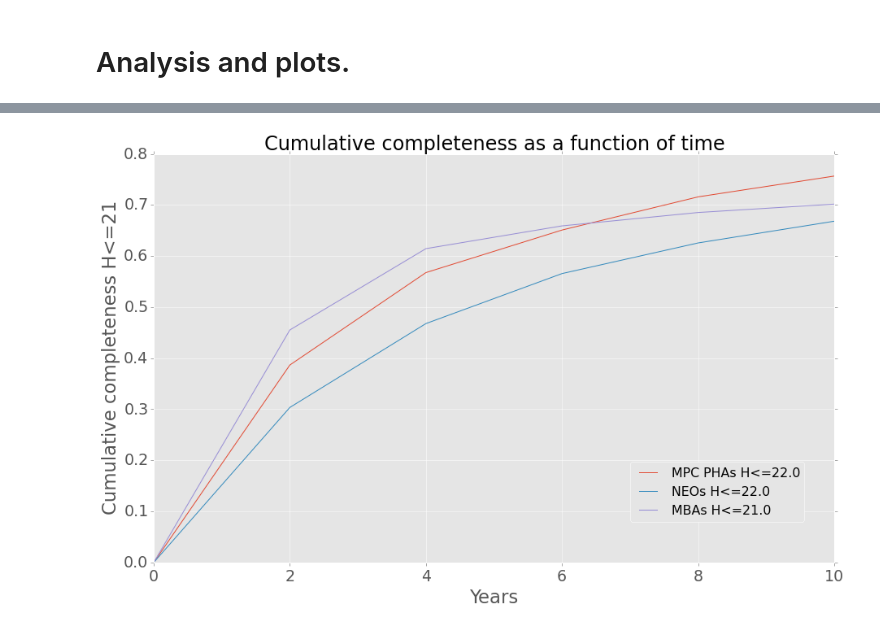
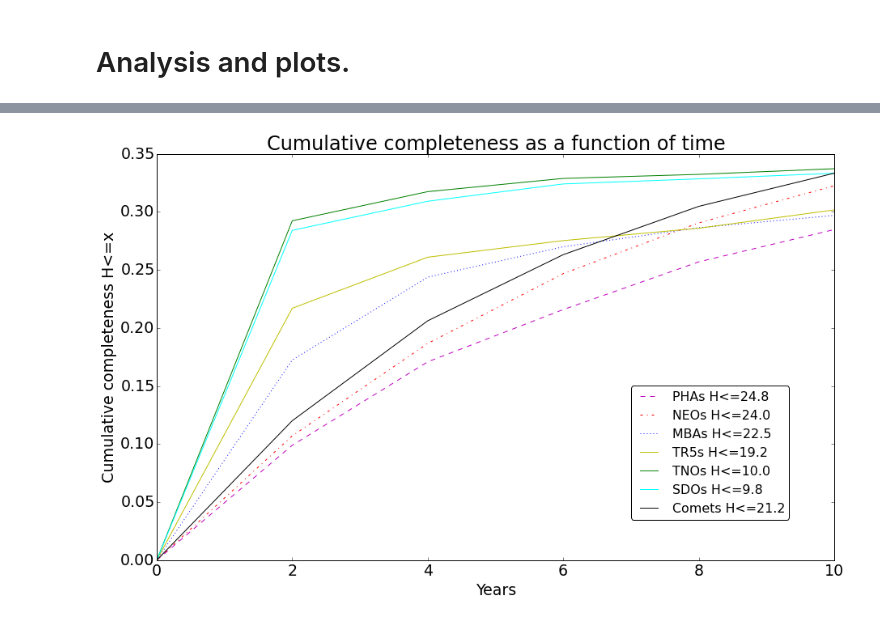
Before and after one commit to rhiannonlynne/318-proceedings, a Jupyter notebook: PHA, NEOs and MBAs.ipynb, the cells around one changed output, grey strips where cells are left out. Saved outputs shown, nothing was run; the diff lists cells and outputs as text; code cells hidden in the pictures.

```diff
--- a/PHA, NEOs and MBAs.ipynb
+++ b/PHA, NEOs and MBAs.ipynb
@@ -128,6 +134,6 @@ mbas 41
 # %%
 # Run all the metricbundles. This will take a while - we're computing lots of things.
-outDir = 'testout'
+outDir = 'ssm_2k_out'
 for obj in bdict:
     print "Calculating for ", obj
     bg = mmb.MoMetricBundleGroup(bdict[obj], outDir=outDir)
@@ -198,0 +256,20 @@ ph.plot(plotFunc=plots.MetricVsH())
+# %%
+# Cumulative completeness, as function of H
+compbundles = []
+h50 = {}
+for obj in objtypes:
+    mos = moslicers[obj]
+    completeness = allBundles[obj]['Magic'].summaryValues['CumulativeCompleteness'][0]
+    f = interp1d(completeness, mos.Hrange)
+    h50[obj] = f(0.5)
+    #print obj, Hidx, cval, completeness, mos.Hrange
+    plotDict = {'albedo':albedo, 'label':'%s H_50=%0.2f'
+                %(plotdicts[obj]['label'], h50[obj]),
+                'color':plotdicts[obj]['color'], 'linestyle':plotdicts[obj]['linestyle'],
+                'title':'%s Cumulative Completeness - 6 visits in 60 nights' %(runName),
+                'ylabel':'Completeness <= H', 'yMin':0, 'yMax':1}
+    mb = makeCompletenessBundle(mos, completeness, plotDict)
+    compbundles.append(mb)
+ph.setMetricBundles(compbundles)
+ph.plot(plotFunc=plots.MetricVsH(), plotDicts={'xMin':5, 'xMax':28, 'legendloc':'lower left'})
+plt.savefig(os.path.join(outDir, 'CumulativeCompleteness_magic.pdf'), format='pdf')
@@ -199,27 +278,24 @@ ph.plot(plotFunc=plots.MetricVsH())
 # %%
 # Plot the cumulative completeness H<=Hval as a function of time.
-
-for obj in ['pha20141031', 'neos', 'mbas']:
-    if obj == 'mbas':
-        Hmark = 21
-    else:
-        Hmark = 22
+for obj in objtypes:
     cvals = np.zeros(len(nyears)+1, float)
     cvals[0] = 0
     years = np.concatenate([np.array([0]), nyears])
     for i, yr in enumerate(nyears):
         mos = moslicers[obj]
-        Hidx = np.where(mos.Hrange == Hmark)[0]
-        completeness = allBundles[obj]['discovery'][yr].summaryValues['CumulativeCompleteness'][0]
+        Hidx = np.abs(h50[obj] - mos.Hrange).argmin()
+        Hmark = mos.Hrange[Hidx]
+        completeness = allBundles[obj]['Discovery'][yr].summaryValues['CumulativeCompleteness'][0]
         cvals[i+1] = completeness[Hidx]
-    plt.plot(years, cvals, label=plotdicts[obj]['label'] + ' H<=%.1f' %(Hmark))
+    plt.plot(years, cvals, color=plotdicts[obj]['color'], linestyle=plotdicts[obj]['linestyle'],
+             label=plotdicts[obj]['label'] + ' H<=%.1f' %(Hmark))
 plt.xlabel('Years')
-plt.ylabel('Cumulative completeness H<=%1.f' %(Hmark))
+plt.ylabel('Cumulative completeness H<=x')
 plt.legend(loc=(0.7, 0.1), fancybox=True, fontsize='smaller')
 plt.title('Cumulative completeness as a function of time')
-plt.savefig(os.path.join(outDir, 'completeness_time.png'), format='png')
+plt.savefig(os.path.join(outDir, 'completeness_time.pdf'), format='pdf', dpi=600)
 # %% [output]
-[figure, old version]
+[figure, new version]
 # %%
 # PLOT the mean? median? values of each of these metrics as function of H.
 for mplot in allBundles['neos'].keys():
```
Also changed, not shown: parts of 21 cells of this notebook, 2 other files.
